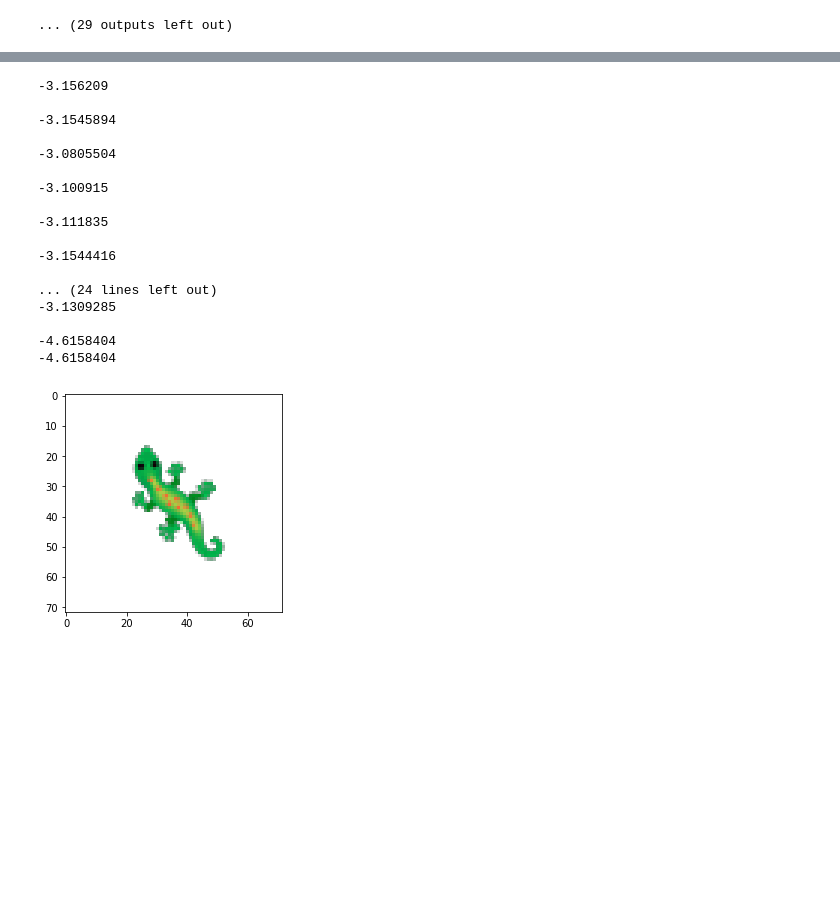
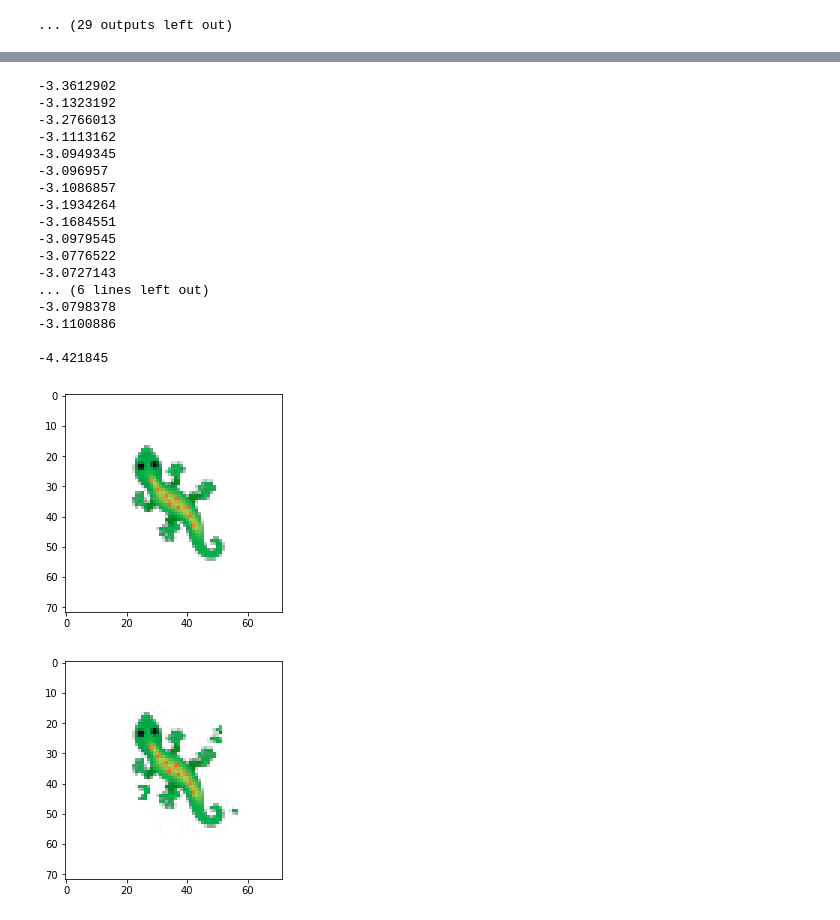
Before and after one commit to Mikcl/CellTransformer, a Jupyter notebook: Cells_are_Transformers_II.ipynb, the cells around one changed output, grey strips where cells are left out. Drawn from its saved outputs; the diff is of its cells as text; code cells hidden in the pictures; blank space fills up the shorter version.

```diff
--- a/Cells_are_Transformers_II.ipynb
+++ b/Cells_are_Transformers_II.ipynb
@@ -448,5 +476,5 @@ def create_training_dataset():
 # %%
-training_dataset = create_training_dataset()
+training_dataset, EVAL_STEPS = create_training_dataset()
 print('LEN DATASET', len(training_dataset))
 # %% [output]
 LEN DATASET 2030
@@ -455,10 +481,11 @@ Consider using one of the following signatures instead:
 # %%
 #@title Generate Method { vertical-output: true}
+SENTENCE_BATCH = 32
 
-def generate(encoder, decoder, x, EVAL_STEPS):
+def generate(encoder, decoder, x, EVAL_STEPS, disable=False):
   encoder.eval(), decoder.eval()
 
-  for step in tqdm.auto.tqdm(range(EVAL_STEPS), mininterval=1., desc='evaluation step'):
+  for step in tqdm.auto.tqdm(range(EVAL_STEPS), mininterval=1., desc='evaluation step', disable=disable):
     output_seq = torch.zeros(SENTENCES, CHANNEL_N).long().to(device)
 
     step_output_float_mask, update_instances, X_seq = get_input_values(x)
@@ -494,9 +521,8 @@ def generate(encoder, decoder, x, EVAL_STEPS):
 
 # training
 log_loss = []
-SENTENCE_BATCH = 32
+
 TRAIN_ON=True
-EVAL_STEPS = 21
 EVAL_EVERY=50
 VISUALISE_EVERY = 50
 
@@ -504,7 +530,7 @@ next_token_loss = [['EPOCH', 'STEP', 'LOSS']]
 epoch_losses = []
 epoch_mean_losses = []
 
-training_dataset = create_training_dataset()
+training_dataset, EVAL_STEPS = create_training_dataset()
 print('LEN DATASET', len(training_dataset))
 data_loader = DataLoader(dataset=training_dataset, batch_size=64, shuffle=True)
 
@@ -532,13 +558,11 @@ for i in tqdm.tqdm(range(1,EPOCHS), mininterval=10., desc='training epochs'):
 
       x = generate(enc, dec, x, EVAL_STEPS)
 
-      npm = t_loss_f(x) #loss_f(x)
-      loss_mean = np.mean(npm)
-      lo_n = loss_mean
-      lo_n = np.log10(lo_n)
+      un_clean_loss = t_loss_f(x) #loss_f(x)
+      lo_n = loss_score(un_clean_loss)
       log_loss.append(lo_n)
-      print(f'\n LOSS: {lo_n}')
 
+    # Visualise progress
     if (i % VISUALISE_EVERY == 0):
       visualize_batched(x.detach().clone())
       plt.figure()
@@ -642,32 +655,37 @@ TLOSS CLEAN -4.3435802
 # %%
+#@title Multiple Image Generation { vertical-output: true}
+
 best_gen, best_score = None, float('inf')
-for _ in range(20):
-  x = generate(enc, dec, get_X0(), EVAL_STEPS)
-  score = np.log10(np.mean(t_loss_f(x, clean=True)))
+for _ in tqdm.auto.tqdm(range(20), mininterval=1., desc='generating images'):
+  x = generate(enc, dec, get_X0(), EVAL_STEPS, disable=True)
+  score = loss_score(t_loss_f(x, clean=True))
   if score  < best_score:
     best_score = score
     best_gen = x
   print(score)
 
-
 print(best_score)
 visualize_batched(cleaned_x_long(best_gen, loss_target_mask))
 # %% [output]
--3.156209
+-3.3612902
+-3.1323192
+-3.2766013
+-3.1113162
+-3.0949345
+-3.096957
+-3.1086857
+-3.1934264
+-3.1684551
+-3.0979545
+-3.0776522
+-3.0727143
+... (6 lines left out)
+-3.0798378
+-3.1100886
 
--3.1545894
-
--3.0805504
-
--3.100915
-
--3.111835
-
--3.1544416
-
-... (24 lines left out)
--3.1309285
-
--4.6158404
--4.6158404
+-4.421845
 [figure]
+# %%
+visualize_batched(best_gen)
+# %% [output]
+[figure, added]
```
Also changed, not shown: parts of 15 cells of this notebook.
